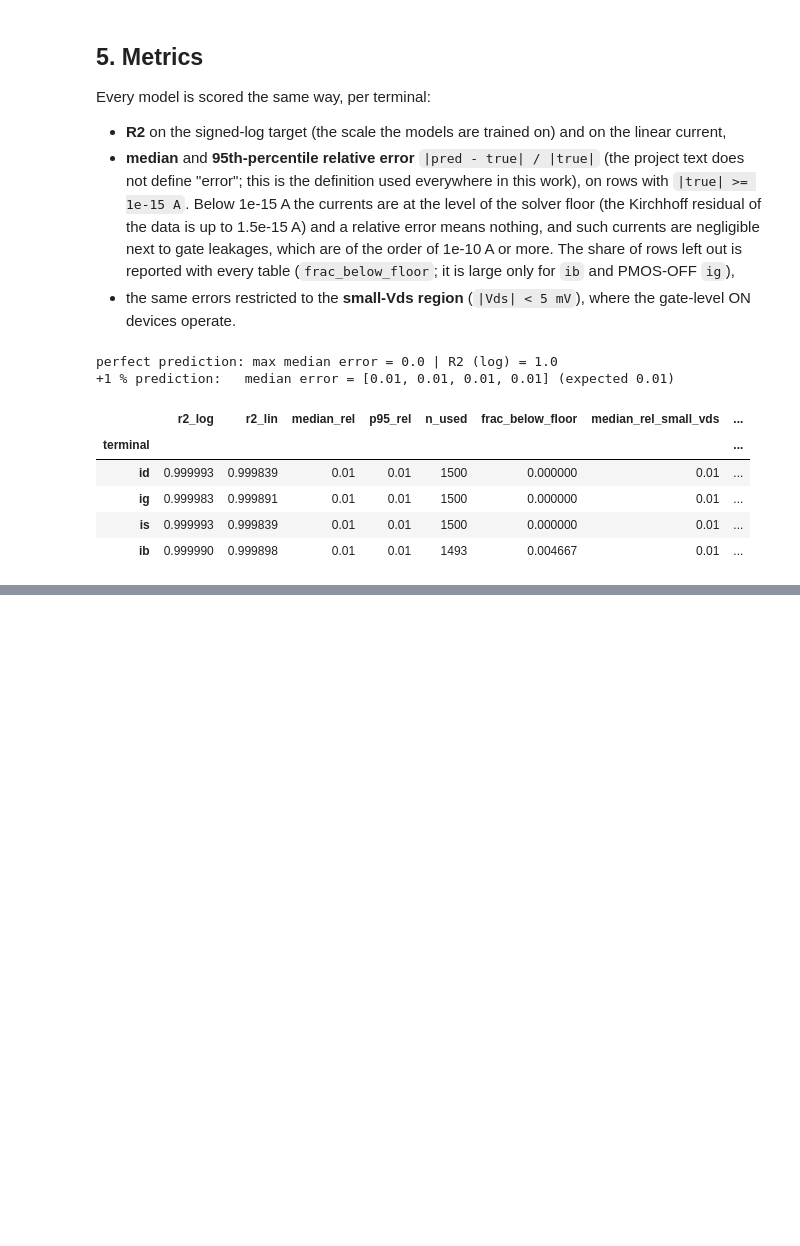
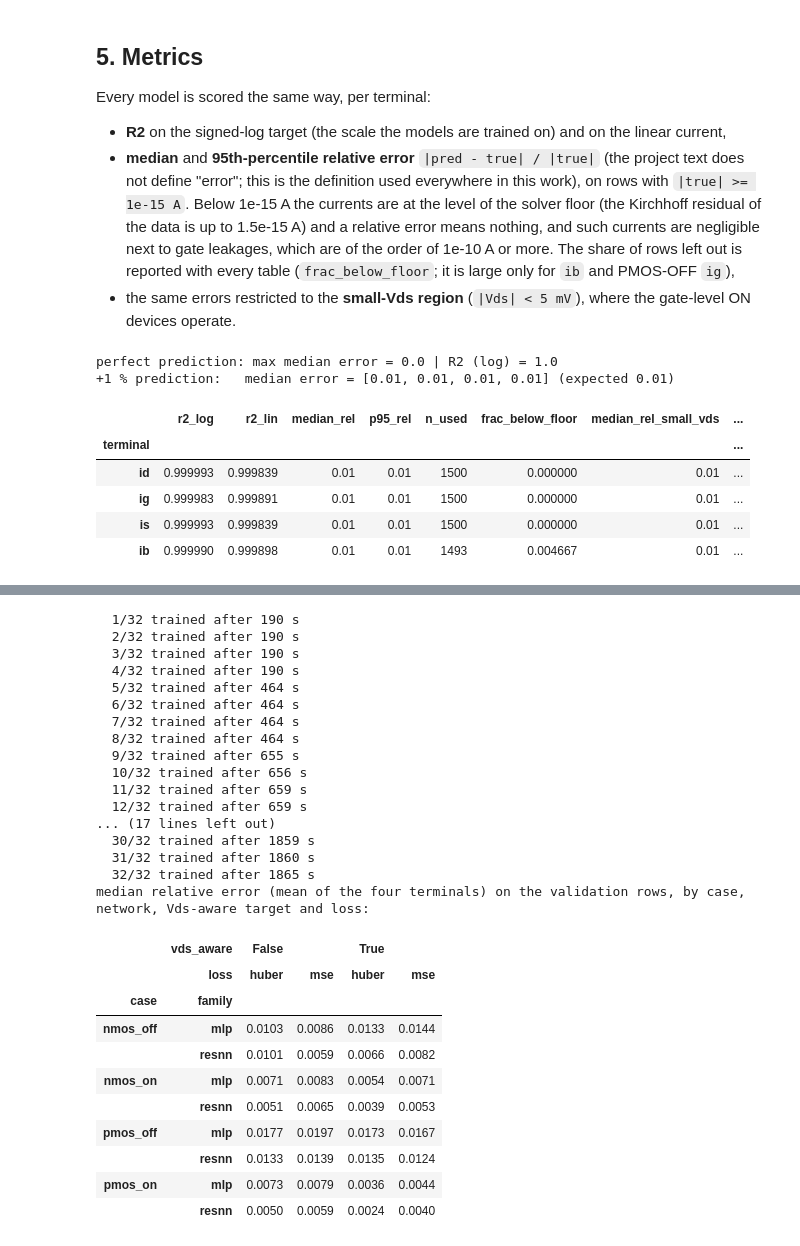
Before and after one commit to rtvk2/dvd-leakage-estimation, a Jupyter notebook: notebooks/03_train.ipynb, the cells around one changed output, grey strips where cells are left out. Cells and saved outputs as stored; diff of their text form; code cells hidden in the pictures; blank space fills up the shorter version.

```diff
--- a/notebooks/03_train.ipynb
+++ b/notebooks/03_train.ipynb
@@ -302,12 +304,13 @@ Every model is scored the same way, per terminal:
 * **median** and **95th-percentile relative error** `|pred - true| / |true|` (the project text does not define "error"; this is the definition used everywhere in this work), on rows with `|true| >= 1e-15 A`. Below 1e-15 A the currents are at the level of the solver floor (the Kirchhoff residual of the data is up to 1.5e-15 A) and a relative error means nothing, and such currents are negligible next to gate leakages, which are of the order of 1e-10 A or more. The share of rows left out is reported with every table (`frac_below_floor`; it is large only for `ib` and PMOS-OFF `ig`),
 * the same errors restricted to the **small-Vds region** (`|Vds| < 5 mV`), where the gate-level ON devices operate.
 # %%
-def score(true, pred, vds):
+def score(true, pred, vds, i0=None):
     """Per-terminal metrics; true and pred are (n, 4) currents in the order id, ig, is, ib."""
+    i0 = I0 if i0 is None else i0
     true, pred, vds = np.asarray(true), np.asarray(pred), np.asarray(vds)
     rows = []
     for k, t in enumerate(TERMS):
-        yt, yp = np.arcsinh(true[:, k] / I0), np.arcsinh(pred[:, k] / I0)
+        yt, yp = np.arcsinh(true[:, k] / i0), np.arcsinh(pred[:, k] / i0)
         r2_log = 1 - ((yt - yp) ** 2).sum() / ((yt - yt.mean()) ** 2).sum()
         r2_lin = 1 - ((true[:, k] - pred[:, k]) ** 2).sum() / ((true[:, k] - true[:, k].mean()) ** 2).sum()
         m = np.abs(true[:, k]) >= REL_FLOOR
@@ -621,0 +779,15 @@ Next: the plain MLP and the residual MLP on the same data, and the full comparis
+# %%
+I0_VALUES = [1e-16, 1e-15, 1e-14, 1e-13]
+study_prep = {(c, i0): prepare(c, False, True, i0=i0) for c in CASES for i0 in I0_VALUES}
+keys = list(study_prep)
+study_models = fit_all([(TorchModel("resnn", epochs=300), study_prep[k]) for k in keys])
+study = []
+for k, model in zip(keys, study_models):
+    r = evaluate(model, study_prep[k], "resnn")
+    study.append(dict(case=k[0], i0=k[1], median_rel=r["median_rel"], p95_rel=r["p95_rel"]))
+study = pd.DataFrame(study)
+study.to_csv(RESULT_DIR / "i0_study.csv", index=False)
+print("median relative error (mean of the four terminals) on the validation rows:")
+display(study.pivot(index="case", columns="i0", values="median_rel").round(4))
+print("95th-percentile relative error:")
+study.pivot(index="case", columns="i0", values="p95_rel").round(3)
@@ -621,0 +828,39 @@ Next: the plain MLP and the residual MLP on the same data, and the full comparis
+# %%
+grid = [(case, kind, aware, loss) for case in CASES for kind in ("mlp", "resnn") for aware in (False, True) for loss in ("mse", "huber")]
+nn_models = fit_all([(TorchModel(kind, loss), prep_cache[(case, aware, True)]) for case, kind, aware, loss in grid])
+for (case, kind, aware, loss), model in zip(grid, nn_models):
+    register(kind, prep_cache[(case, aware, True)], model)
+results = pd.DataFrame(rows)
+nets = results[results.family.isin(["mlp", "resnn"])].copy()
+nets["loss"] = nets.setting.str.extract(r", (\w+) loss")[0]
+print("median relative error (mean of the four terminals) on the validation rows, by case, network, Vds-aware target and loss:")
+nets.pivot_table(index=["case", "family"], columns=["vds_aware", "loss"], values="median_rel").round(4)
+# %% [output]
+  1/32 trained after 190 s
+  2/32 trained after 190 s
+  3/32 trained after 190 s
+  4/32 trained after 190 s
+  5/32 trained after 464 s
+  6/32 trained after 464 s
+  7/32 trained after 464 s
+  8/32 trained after 464 s
+  9/32 trained after 655 s
+  10/32 trained after 656 s
+  11/32 trained after 659 s
+  12/32 trained after 659 s
+... (17 lines left out)
+  30/32 trained after 1859 s
+  31/32 trained after 1860 s
+  32/32 trained after 1865 s
+median relative error (mean of the four terminals) on the validation rows, by case, network, Vds-aware target and loss:
+|  | vds_aware | False |  | True |  |
+|  | loss | huber | mse | huber | mse |
+| case | family |  |  |  |  |
+| nmos_off | mlp | 0.0103 | 0.0086 | 0.0133 | 0.0144 |
+|  | resnn | 0.0101 | 0.0059 | 0.0066 | 0.0082 |
+| nmos_on | mlp | 0.0071 | 0.0083 | 0.0054 | 0.0071 |
+|  | resnn | 0.0051 | 0.0065 | 0.0039 | 0.0053 |
+| pmos_off | mlp | 0.0177 | 0.0197 | 0.0173 | 0.0167 |
+|  | resnn | 0.0133 | 0.0139 | 0.0135 | 0.0124 |
+| pmos_on | mlp | 0.0073 | 0.0079 | 0.0036 | 0.0044 |
+|  | resnn | 0.0050 | 0.0059 | 0.0024 | 0.0040 |
```
Also changed, not shown: parts of 48 cells of this notebook, 6 other files.
